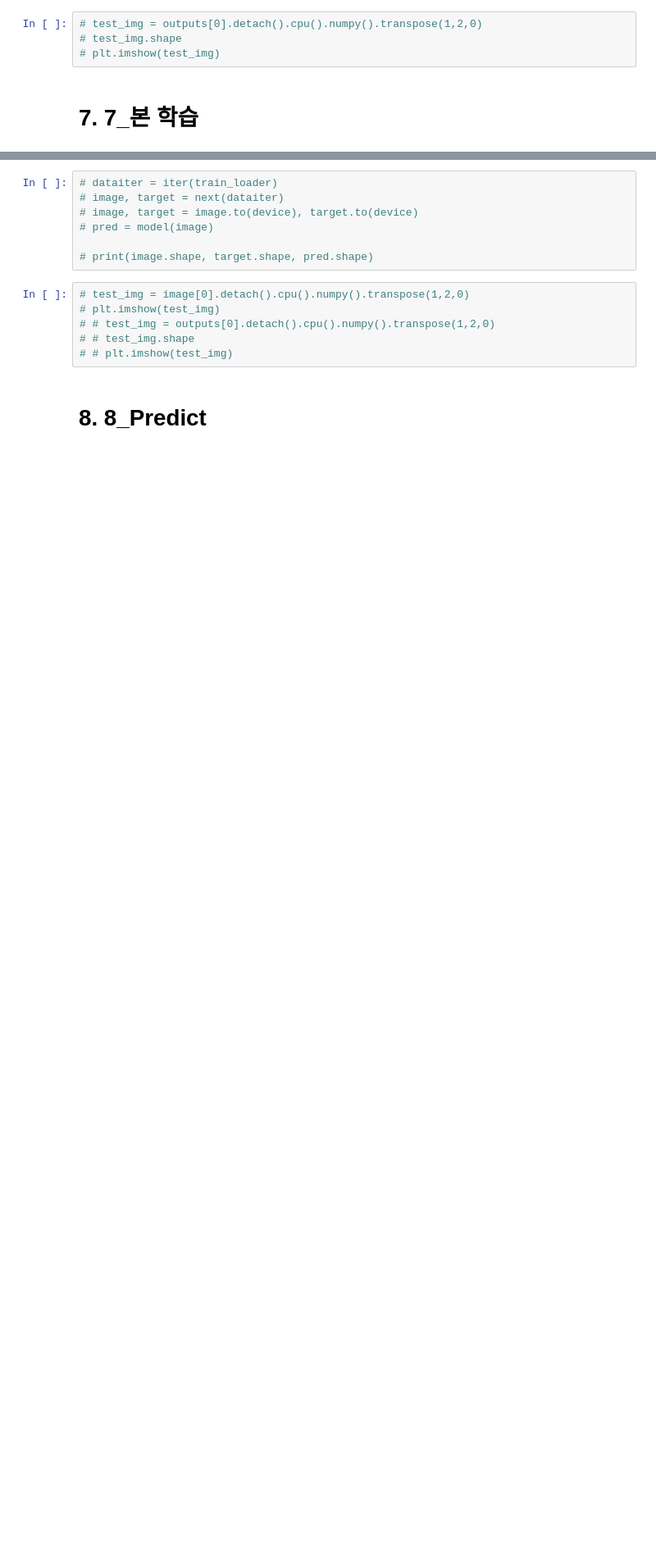
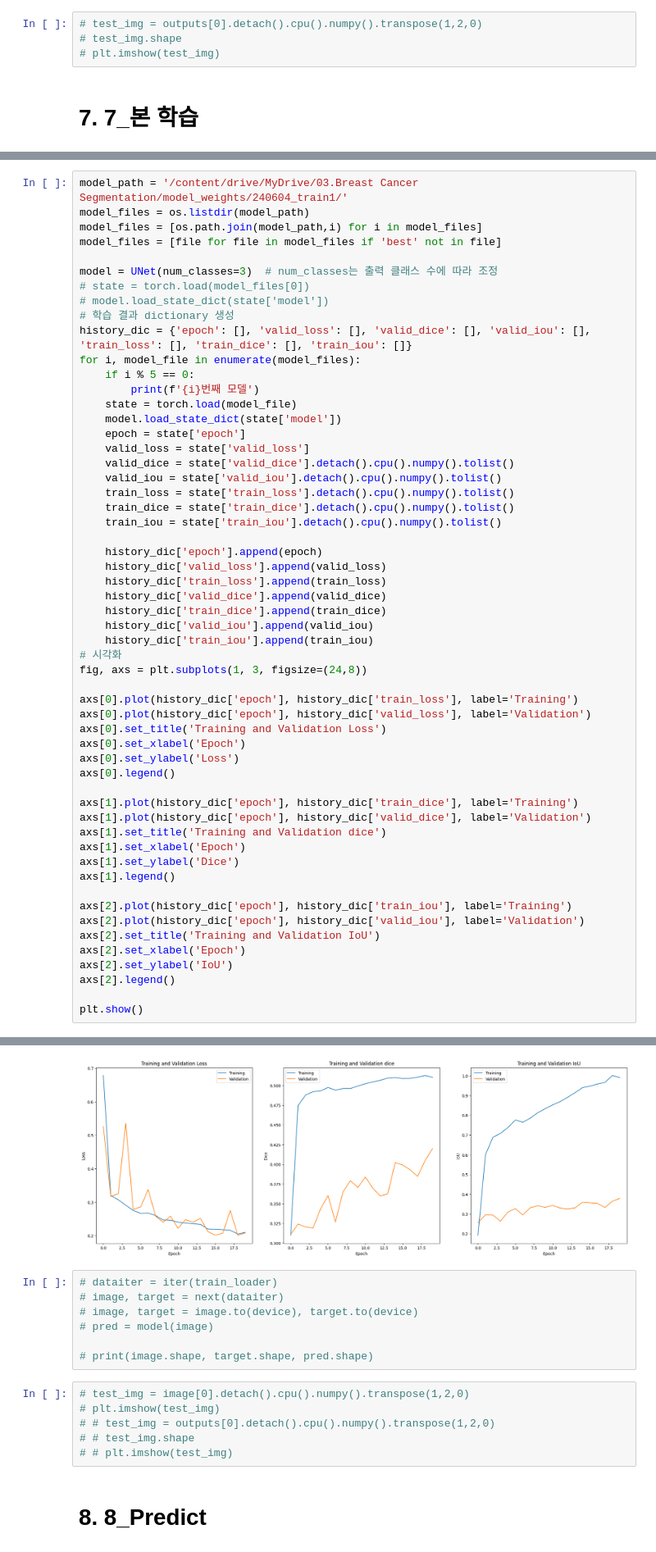
Before and after one commit to Dev-dtrezz/Breaset-Cancer-Segmentation, a Jupyter notebook: Breast Cancer Segmentation_02_train.ipynb, the cells around one changed output, grey strips where cells are left out. Shown: that part at 82% size. Saved outputs shown, nothing was run; the diff lists cells and outputs as text; blank space fills up the shorter version.

```diff
--- a/Breast Cancer Segmentation_02_train.ipynb
+++ b/Breast Cancer Segmentation_02_train.ipynb
@@ -692,0 +806,57 @@ train(train_loader, model, criterion, optimizer, valid_loader, model_dir, n_epoc
+# %%
+model_path = '/content/drive/MyDrive/03.Breast Cancer Segmentation/model_weights/240604_train1/'
+model_files = os.listdir(model_path)
+model_files = [os.path.join(model_path,i) for i in model_files]
+model_files = [file for file in model_files if 'best' not in file]
+
+model = UNet(num_classes=3)  # num_classes는 출력 클래스 수에 따라 조정
+# state = torch.load(model_files[0])
+# model.load_state_dict(state['model'])
+# 학습 결과 dictionary 생성
+history_dic = {'epoch': [], 'valid_loss': [], 'valid_dice': [], 'valid_iou': [], 'train_loss': [], 'train_dice': [], 'train_iou': []}
+for i, model_file in enumerate(model_files):
+    if i % 5 == 0:
+        print(f'{i}번째 모델')
+    state = torch.load(model_file)
+    model.load_state_dict(state['model'])
+    epoch = state['epoch']
+    valid_loss = state['valid_loss']
+    valid_dice = state['valid_dice'].detach().cpu().numpy().tolist()
+    valid_iou = state['valid_iou'].detach().cpu().numpy().tolist()
+    train_loss = state['train_loss'].detach().cpu().numpy().tolist()
+    train_dice = state['train_dice'].detach().cpu().numpy().tolist()
+    train_iou = state['train_iou'].detach().cpu().numpy().tolist()
+
+    history_dic['epoch'].append(epoch)
+    history_dic['valid_loss'].append(valid_loss)
+    history_dic['train_loss'].append(train_loss)
+    history_dic['valid_dice'].append(valid_dice)
+    history_dic['train_dice'].append(train_dice)
+    history_dic['valid_iou'].append(valid_iou)
+    history_dic['train_iou'].append(train_iou)
+# 시각화
+fig, axs = plt.subplots(1, 3, figsize=(24,8))
+
+axs[0].plot(history_dic['epoch'], history_dic['train_loss'], label='Training')
+axs[0].plot(history_dic['epoch'], history_dic['valid_loss'], label='Validation')
+axs[0].set_title('Training and Validation Loss')
+axs[0].set_xlabel('Epoch')
+axs[0].set_ylabel('Loss')
+axs[0].legend()
+
+axs[1].plot(history_dic['epoch'], history_dic['train_dice'], label='Training')
+axs[1].plot(history_dic['epoch'], history_dic['valid_dice'], label='Validation')
+axs[1].set_title('Training and Validation dice')
+axs[1].set_xlabel('Epoch')
+axs[1].set_ylabel('Dice')
+axs[1].legend()
+
+axs[2].plot(history_dic['epoch'], history_dic['train_iou'], label='Training')
+axs[2].plot(history_dic['epoch'], history_dic['valid_iou'], label='Validation')
+axs[2].set_title('Training and Validation IoU')
+axs[2].set_xlabel('Epoch')
+axs[2].set_ylabel('IoU')
+axs[2].legend()
+
+plt.show()
+# %% [output]
@@ -693,3 +867,4 @@ train(train_loader, model, criterion, optimizer, valid_loader, model_dir, n_epoc
+[figure, added]
 # %%
 # dataiter = iter(train_loader)
 # image, target = next(dataiter)
```
Also changed, not shown: parts of 25 cells of this notebook.
